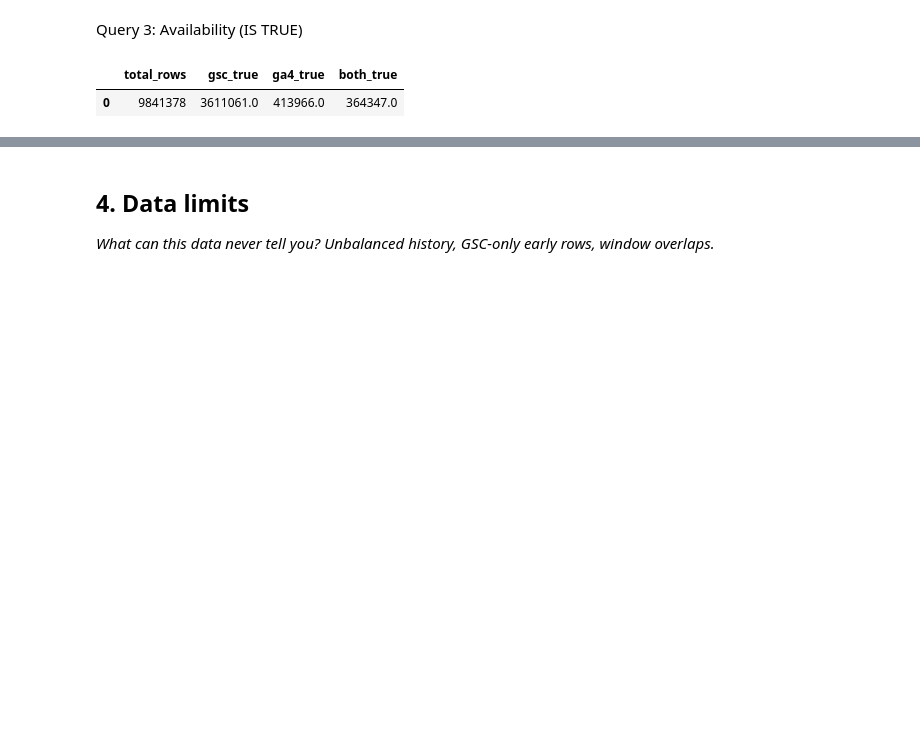
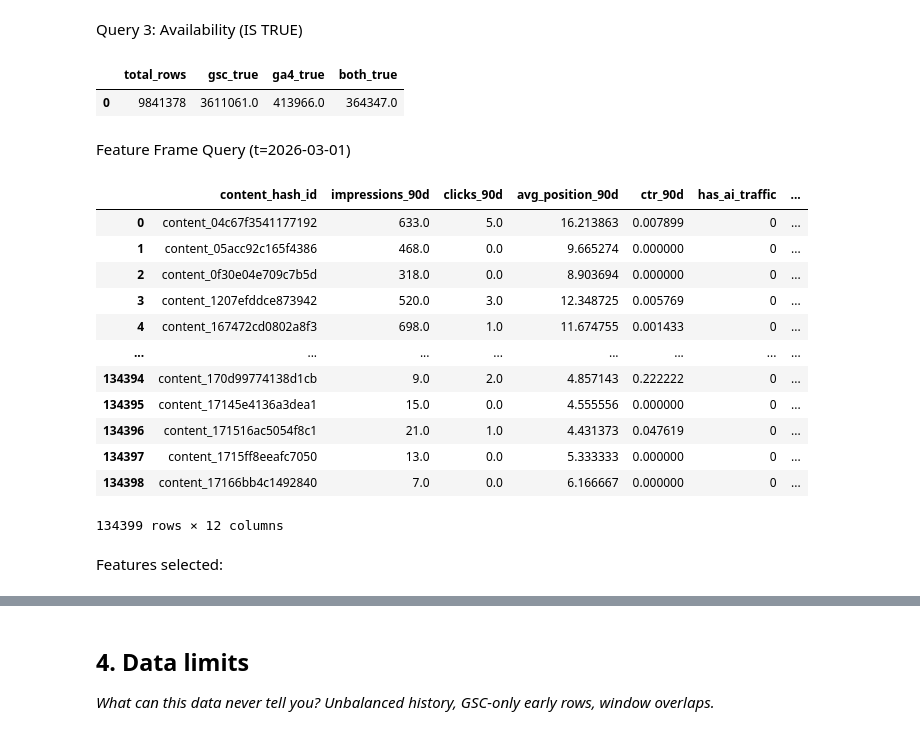
Before and after one commit to AhmedWaleedElFar/flyrank-ml-assignments, a Jupyter notebook: work/notebooks/w03_data_contract.ipynb, the cells around one changed output, grey strips where cells are left out. Saved outputs shown, nothing was run; the diff lists cells and outputs as text; code cells hidden in the pictures; blank space fills up the shorter version.

Commit message:
feat(ML-04): Final w03_data_contract

```diff
--- a/work/notebooks/w03_data_contract.ipynb
+++ b/work/notebooks/w03_data_contract.ipynb
@@ -136,3 +133,72 @@ query3
 # %% [output]
 |  | total_rows | gsc_true | ga4_true | both_true |
 | 0 | 9841378 | 3611061.0 | 413966.0 | 364347.0 |
+# %% [markdown]
+Feature Frame Query (t=2026-03-01)
+# %%
+feature_frame = con.sql(f"""
+WITH bounds AS (SELECT DATE '2026-03-01' AS t),
+feat AS (
+    SELECT content_hash_id,
+           SUM(gsc_impressions) AS impressions_90d,
+           SUM(gsc_clicks) AS clicks_90d,
+           AVG(gsc_avg_position) AS avg_position_90d,
+           SUM(gsc_clicks)/NULLIF(SUM(gsc_impressions),0) AS ctr_90d,
+           MAX(CASE WHEN sessions_ai > 0 THEN 1 ELSE 0 END) AS has_ai_traffic
+    FROM {TABLES['fact_daily']}, bounds
+    WHERE report_date >= t - INTERVAL 90 DAY
+      AND report_date < t
+      AND gsc_data_available IS TRUE
+    GROUP BY 1
+),
+meta AS (
+    SELECT content_hash_id,
+           DATE_DIFF('day', content_created_date, DATE '2026-03-01') AS content_age_days,
+           DATE_DIFF('day', content_updated_date, DATE '2026-03-01') AS days_since_last_update,
+           content_type
+    FROM {TABLES['dim_content']}
+),
+labels AS (
+    SELECT content_hash_id,
+           SUM(gsc_impressions) AS imp_next30
+    FROM {TABLES['fact_daily']}, bounds
+    WHERE report_date >= t
+      AND report_date < t + INTERVAL 30 DAY
+      AND gsc_data_available IS TRUE
+    GROUP BY 1
+),
+ref AS (
+    SELECT content_hash_id,
+           SUM(gsc_impressions) AS imp_prior30
+    FROM {TABLES['fact_daily']}, bounds
+    WHERE report_date >= t - INTERVAL 30 DAY
+      AND report_date < t
+      AND gsc_data_available IS TRUE
+    GROUP BY 1
+)
+SELECT f.*, m.content_age_days, m.days_since_last_update, m.content_type,
+       r.imp_prior30, l.imp_next30,
+       CASE WHEN l.imp_next30 < 0.8 * r.imp_prior30 THEN 1 ELSE 0 END AS decline_in_next30
+FROM feat f
+JOIN meta m USING (content_hash_id)
+JOIN ref r USING (content_hash_id)
+JOIN labels l USING (content_hash_id);
+""").df()
+
+feature_frame
+# %% [output]
+|  | content_hash_id | impressions_90d | clicks_90d | avg_position_90d | ctr_90d | has_ai_traffic | ... |
+| 0 | content_04c67f3541177192 | 633.0 | 5.0 | 16.213863 | 0.007899 | 0 | ... |
+| 1 | content_05acc92c165f4386 | 468.0 | 0.0 | 9.665274 | 0.000000 | 0 | ... |
+| 2 | content_0f30e04e709c7b5d | 318.0 | 0.0 | 8.903694 | 0.000000 | 0 | ... |
+| 3 | content_1207efddce873942 | 520.0 | 3.0 | 12.348725 | 0.005769 | 0 | ... |
+| 4 | content_167472cd0802a8f3 | 698.0 | 1.0 | 11.674755 | 0.001433 | 0 | ... |
+| ... | ... | ... | ... | ... | ... | ... | ... |
+| 134394 | content_170d99774138d1cb | 9.0 | 2.0 | 4.857143 | 0.222222 | 0 | ... |
+| 134395 | content_17145e4136a3dea1 | 15.0 | 0.0 | 4.555556 | 0.000000 | 0 | ... |
+| 134396 | content_171516ac5054f8c1 | 21.0 | 1.0 | 4.431373 | 0.047619 | 0 | ... |
+| 134397 | content_1715ff8eeafc7050 | 13.0 | 0.0 | 5.333333 | 0.000000 | 0 | ... |
+| 134398 | content_17166bb4c1492840 | 7.0 | 0.0 | 6.166667 | 0.000000 | 0 | ... |
+134399 rows × 12 columns
+# %% [markdown]
+Features selected:
```
Also changed, not shown: parts of 10 cells of this notebook.
